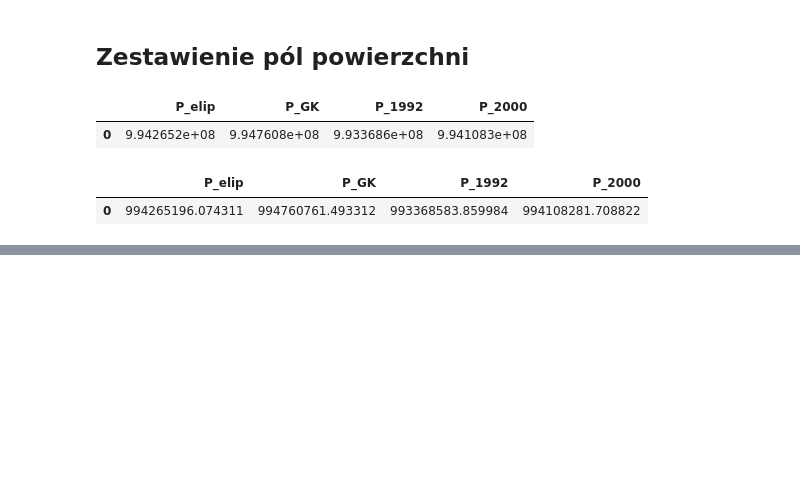
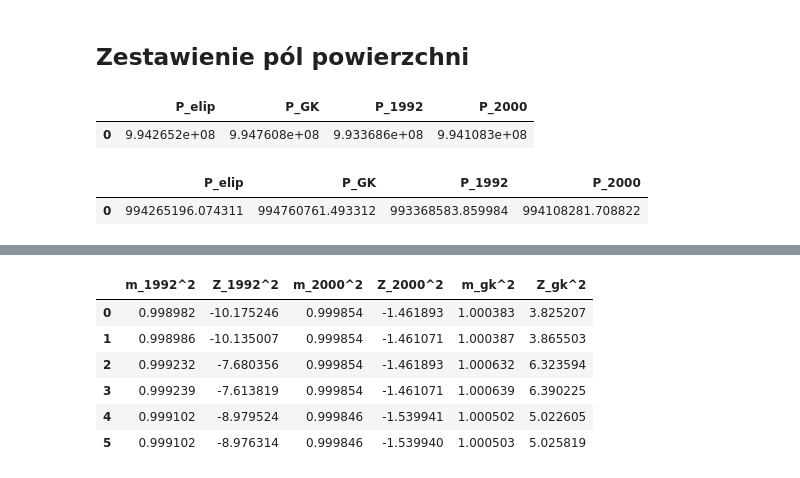
Before and after one commit to krz144/WZGW, a Jupyter notebook: Projekt4/projekt4.ipynb, the cells around one changed output, grey strips where cells are left out. Cells and saved outputs as stored; diff of their text form; code cells hidden in the pictures; blank space fills up the shorter version.

```diff
--- a/Projekt4/projekt4.ipynb
+++ b/Projekt4/projekt4.ipynb
@@ -188,0 +409,20 @@ ad2_df
+# %%
+# Z^2 - zniekształcenie pola w [m^2/ha].
+skale_df['m_1992^2'] = skale_df['m_1992']**2
+skale_df['Z_1992^2'] = round((skale_df['m_1992^2'] - 1)*10000, 6)
+skale_df['m_2000^2'] = skale_df['m_2000']**2
+skale_df['Z_2000^2'] = round((skale_df['m_2000^2'] - 1)*10000, 6)
+skale_df['m_gk^2'] = skale_df['m_gk']**2
+skale_df['Z_gk^2'] = round((skale_df['m_gk^2'] - 1)*10000, 6)
+# %%
+skale_df.drop(columns=['m_1992','Z_1992','m_2000','Z_2000','m_gk','Z_gk'], inplace=True)
+# %%
+skale_df
+# %% [output]
+|  | m_1992^2 | Z_1992^2 | m_2000^2 | Z_2000^2 | m_gk^2 | Z_gk^2 |
+| 0 | 0.998982 | -10.175246 | 0.999854 | -1.461893 | 1.000383 | 3.825207 |
+| 1 | 0.998986 | -10.135007 | 0.999854 | -1.461071 | 1.000387 | 3.865503 |
+| 2 | 0.999232 | -7.680356 | 0.999854 | -1.461893 | 1.000632 | 6.323594 |
+| 3 | 0.999239 | -7.613819 | 0.999854 | -1.461071 | 1.000639 | 6.390225 |
+| 4 | 0.999102 | -8.979524 | 0.999846 | -1.539941 | 1.000502 | 5.022605 |
+| 5 | 0.999102 | -8.976314 | 0.999846 | -1.539940 | 1.000503 | 5.025819 |
```
Also changed, not shown: parts of 30 cells of this notebook, 3 other files.
